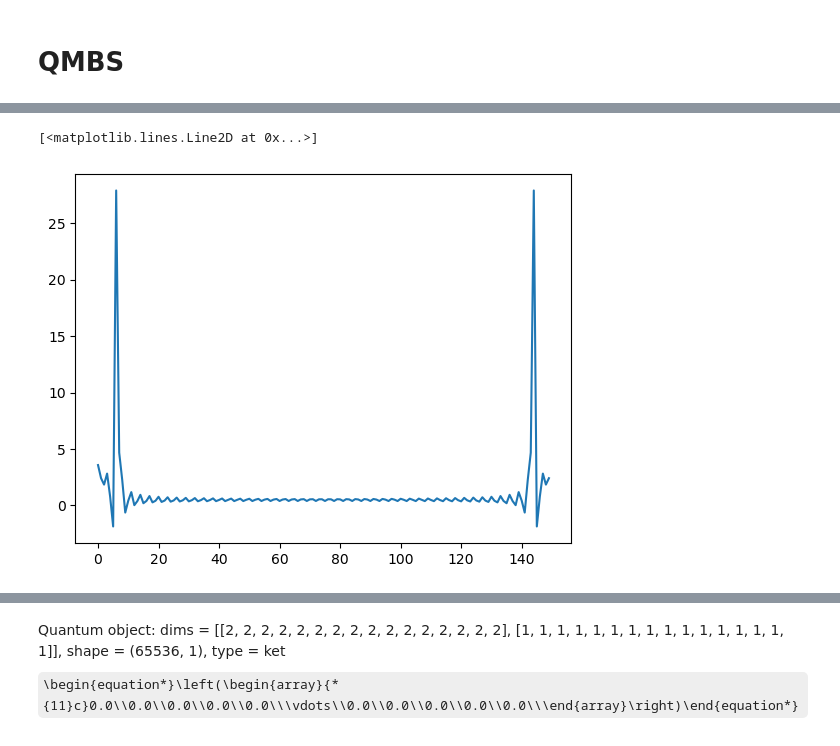
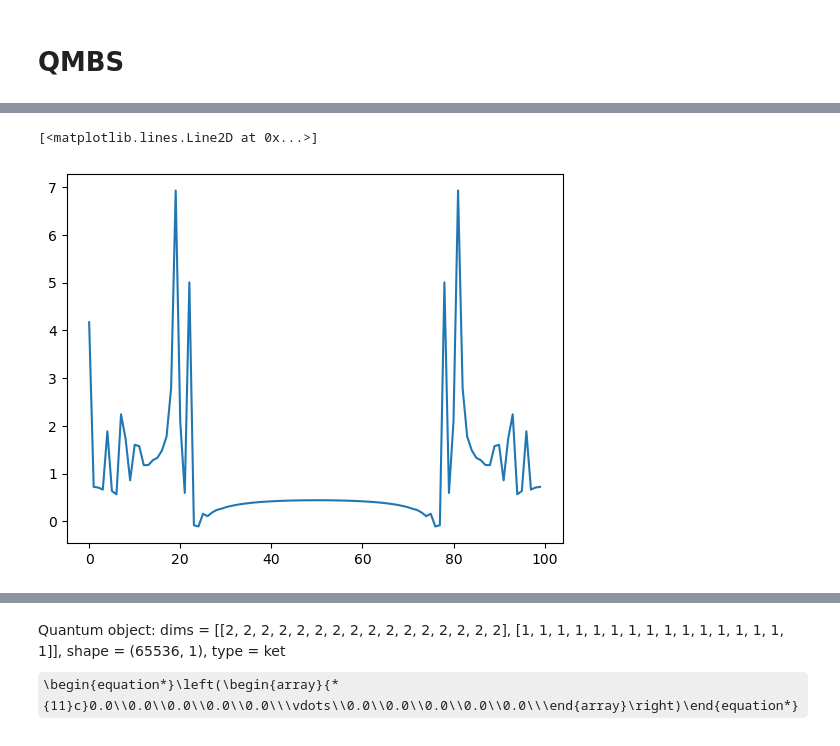
Before and after one commit to CharlieStalker/MPhys_QMBS, a Jupyter notebook: Qutip.ipynb, the cells around one changed output, grey strips where cells are left out. Cells and saved outputs as stored; diff of their text form; code cells hidden in the pictures; some formulas as TeX source.

```diff
--- a/Qutip.ipynb
+++ b/Qutip.ipynb
@@ -88,10 +100,10 @@ plt.legend()
 # %%
 from scipy.fft import fft,fftfreq
 # %%
-intensity = fft(imbalance,n=150)
+intensity_imbalance = fft(imbalance,n=100)
 # %%
-plt.plot(intensity)
+plt.plot(intensity_imbalance)
 # %% [output]
 [<matplotlib.lines.Line2D at 0x...>]
-[figure, old version]
+[figure, new version]
 # %%
```
Also changed, not shown: parts of 7 cells of this notebook.
